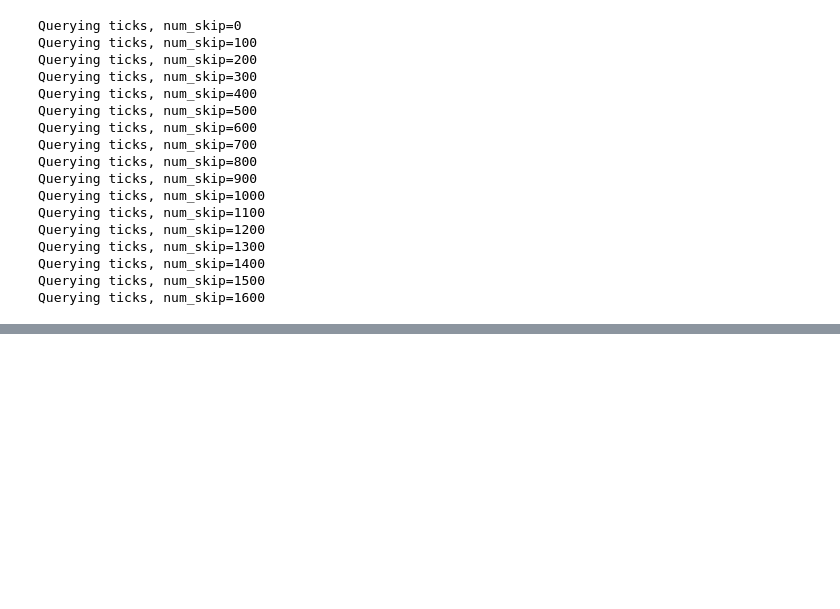
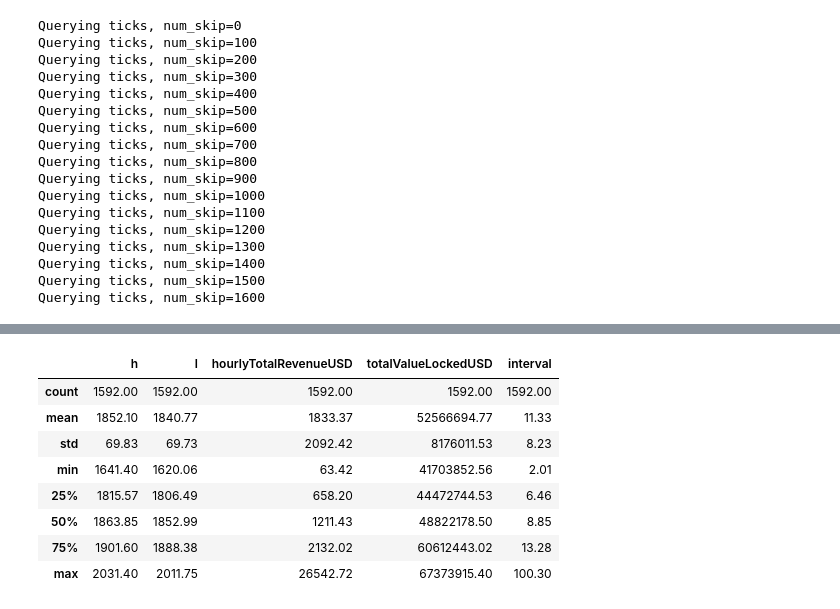
Before and after one commit to zhant09/uniswap-v3-analysis, a Jupyter notebook: notebooks/liquidity_provider/arb_eth_usdc_small_interval.ipynb, the cells around one changed output, grey strips where cells are left out. Saved outputs shown, nothing was run; the diff lists cells and outputs as text; code cells hidden in the pictures; blank space fills up the shorter version.

Commit message:
add small interval analysis

```diff
--- a/notebooks/liquidity_provider/arb_eth_usdc_small_interval.ipynb
+++ b/notebooks/liquidity_provider/arb_eth_usdc_small_interval.ipynb
@@ -186,0 +261,5 @@ price_df.head()
+# %%
+df = df[["datetime", "h", "l", "hourlyTotalRevenueUSD", "totalValueLockedUSD"]]
+df["interval"] = df["h"] - df["l"]
+df.sort_values(by=["datetime"], inplace=True)
+df.head()
@@ -186,0 +273,12 @@ price_df.head()
+# %%
+df.describe()
+# %% [output]
+|  | h | l | hourlyTotalRevenueUSD | totalValueLockedUSD | interval |
+| count | 1592.00 | 1592.00 | 1592.00 | 1592.00 | 1592.00 |
+| mean | 1852.10 | 1840.77 | 1833.37 | 52566694.77 | 11.33 |
+| std | 69.83 | 69.73 | 2092.42 | 8176011.53 | 8.23 |
+| min | 1641.40 | 1620.06 | 63.42 | 41703852.56 | 2.01 |
+| 25% | 1815.57 | 1806.49 | 658.20 | 44472744.53 | 6.46 |
+| 50% | 1863.85 | 1852.99 | 1211.43 | 48822178.50 | 8.85 |
+| 75% | 1901.60 | 1888.38 | 2132.02 | 60612443.02 | 13.28 |
+| max | 2031.40 | 2011.75 | 26542.72 | 67373915.40 | 100.30 |
```
Also changed, not shown: parts of 10 cells of this notebook, 1 other file.
